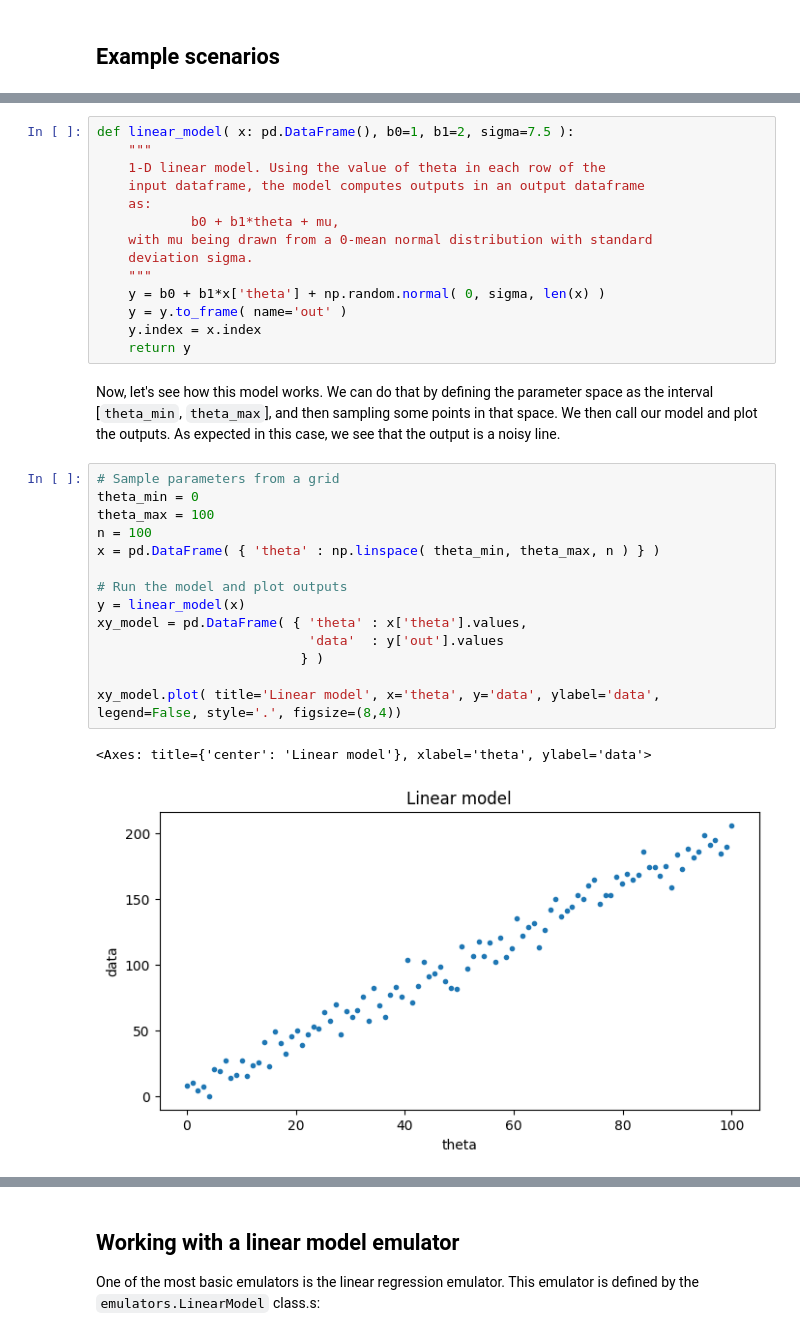
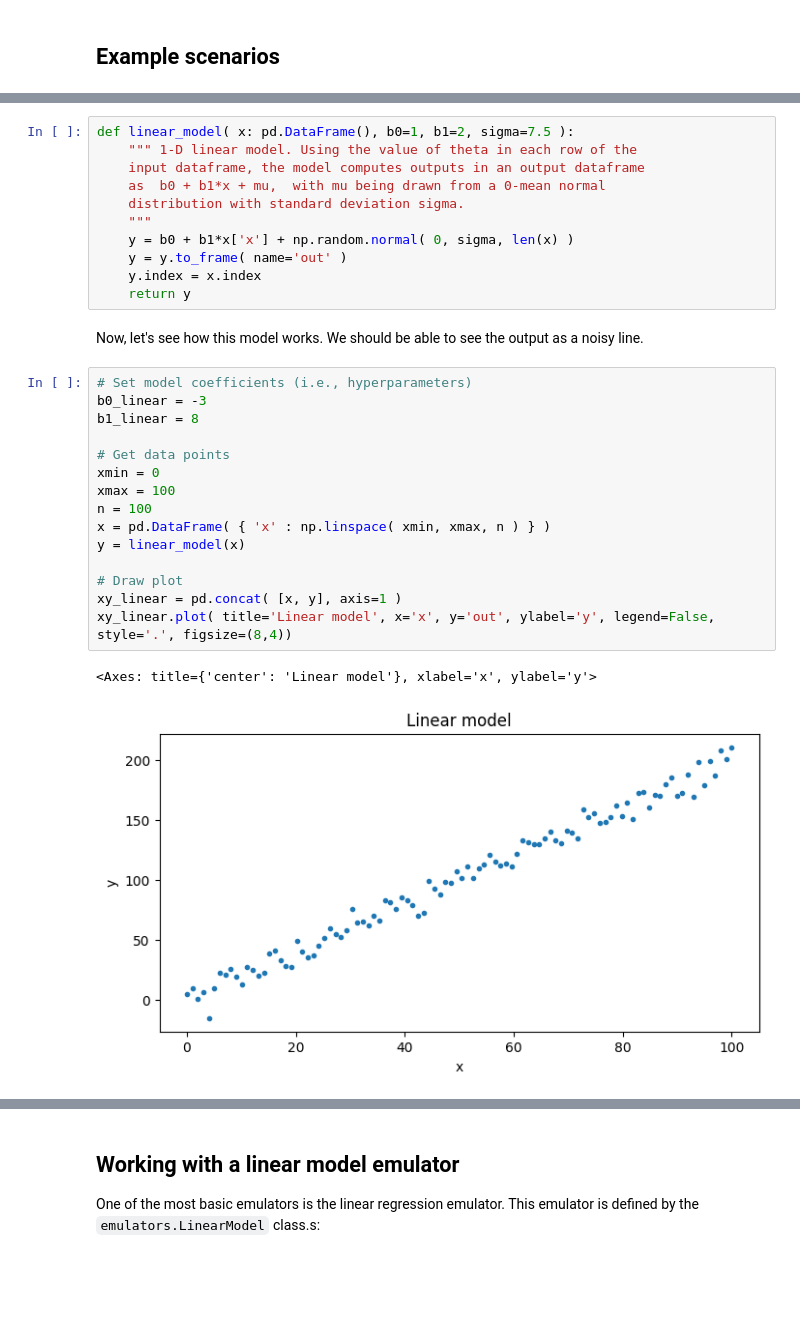
Before and after one commit to InstituteforDiseaseModeling/historymatching, a Jupyter notebook: examples/using_emulators.ipynb, the cells around one changed output, grey strips where cells are left out. Drawn from its saved outputs; the diff is of its cells as text; blank space fills up the shorter version.

```diff
--- a/examples/using_emulators.ipynb
+++ b/examples/using_emulators.ipynb
@@ -35,36 +35,34 @@ In the Python function that implements this model, we extend this definition and
 # %%
 def linear_model( x: pd.DataFrame(), b0=1, b1=2, sigma=7.5 ):
+    """ 1-D linear model. Using the value of theta in each row of the
+    input dataframe, the model computes outputs in an output dataframe
+    as  b0 + b1*x + mu,  with mu being drawn from a 0-mean normal
+    distribution with standard deviation sigma.
     """
-    1-D linear model. Using the value of theta in each row of the
-    input dataframe, the model computes outputs in an output dataframe
-    as:
-            b0 + b1*theta + mu,
-    with mu being drawn from a 0-mean normal distribution with standard
-    deviation sigma.
-    """
-    y = b0 + b1*x['theta'] + np.random.normal( 0, sigma, len(x) )
+    y = b0 + b1*x['x'] + np.random.normal( 0, sigma, len(x) )
     y = y.to_frame( name='out' )
     y.index = x.index
     return y
 # %% [markdown]
-Now, let's see how this model works. We can do that by defining the parameter space as the interval [`theta_min`, `theta_max`], and then sampling some points in that space. We then call our model and plot the outputs. As expected in this case, we see that the output is a noisy line.
+Now, let's see how this model works. We should be able to see the output as a noisy line.
 # %%
-# Sample parameters from a grid
-theta_min = 0
-theta_max = 100
+# Set model coefficients (i.e., hyperparameters)
+b0_linear = -3
+b1_linear = 8
+
+# Get data points
+xmin = 0
+xmax = 100
 n = 100
-x = pd.DataFrame( { 'theta' : np.linspace( theta_min, theta_max, n ) } )
+x = pd.DataFrame( { 'x' : np.linspace( xmin, xmax, n ) } )
+y = linear_model(x)
 
-# Run the model and plot outputs
-y = linear_model(x)
-xy_model = pd.DataFrame( { 'theta' : x['theta'].values,
-                           'data'  : y['out'].values
-                          } )
-
-xy_model.plot( title='Linear model', x='theta', y='data', ylabel='data', legend=False, style='.', figsize=(8,4))
+# Draw plot
+xy_linear = pd.concat( [x, y], axis=1 )
+xy_linear.plot( title='Linear model', x='x', y='out', ylabel='y', legend=False, style='.', figsize=(8,4))
 # %% [output]
-<Axes: title={'center': 'Linear model'}, xlabel='theta', ylabel='data'>
+<Axes: title={'center': 'Linear model'}, xlabel='x', ylabel='y'>
-[figure, old version]
+[figure, new version]
 # %% [markdown]
 ### Linear model (4D)
 
```
Also changed, not shown: parts of 28 cells of this notebook, 2 other files.
